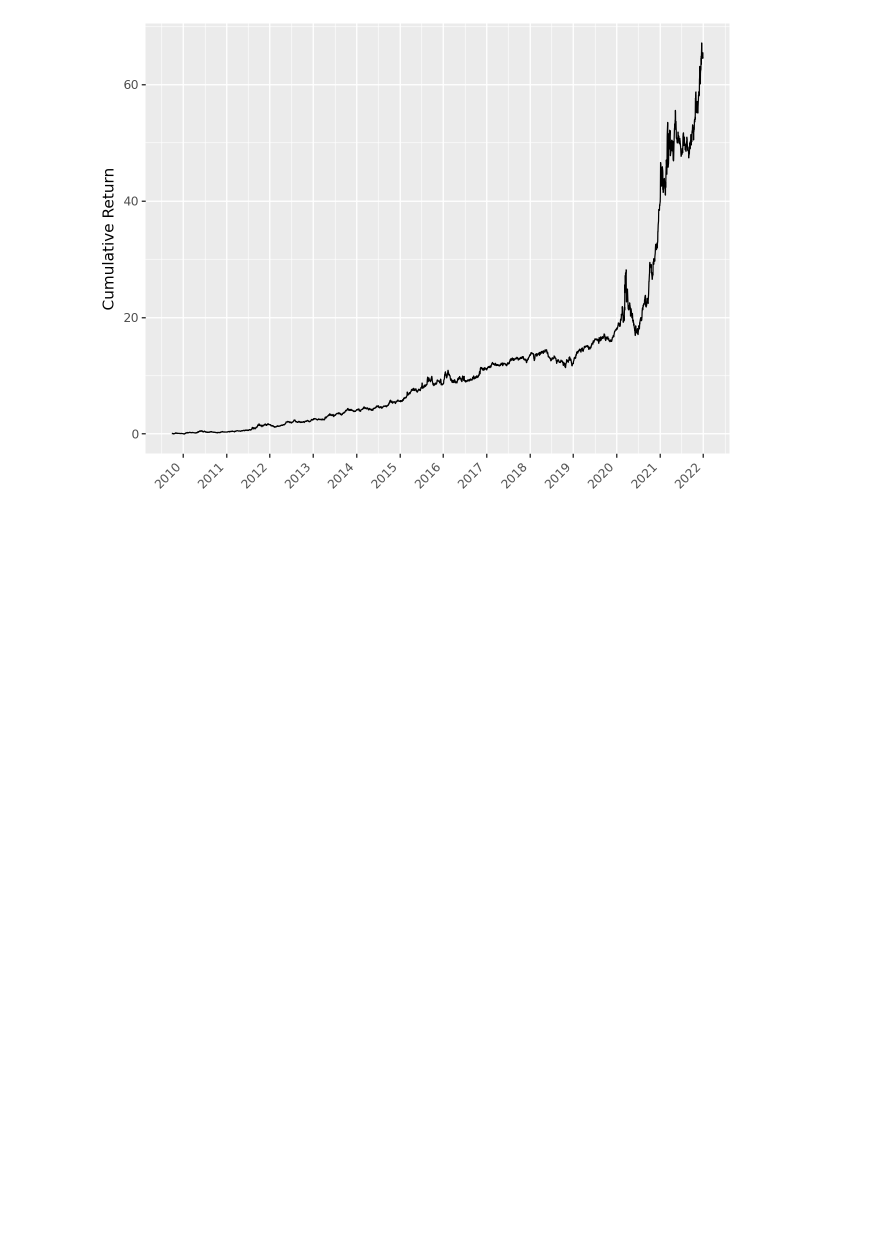
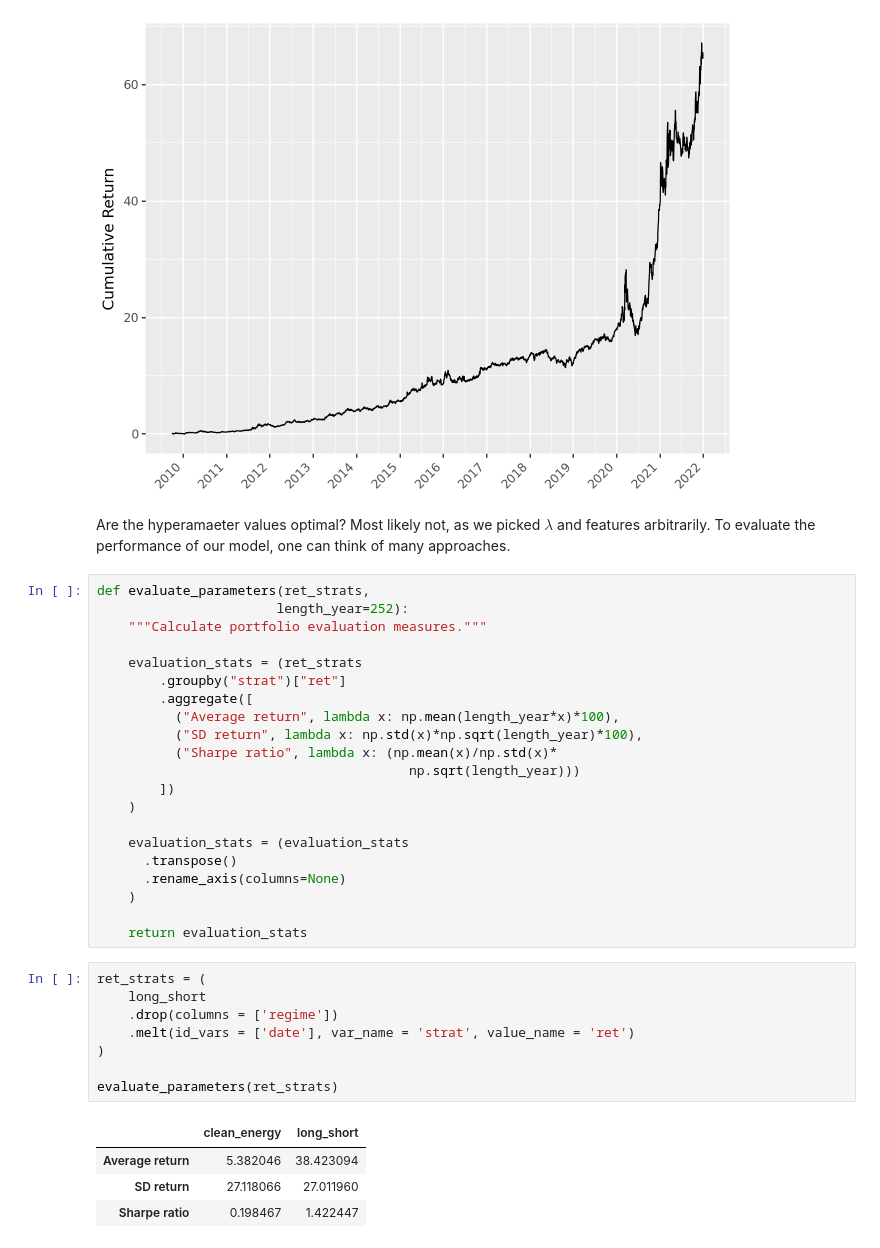
Before and after one commit to tlorans/climateriskspst, a Jupyter notebook: green_factor.ipynb, the cells around one changed output. Cells and saved outputs as stored; diff of their text form; blank space fills up the shorter version.

```diff
--- a/green_factor.ipynb
+++ b/green_factor.ipynb
@@ -419,3 +419,39 @@ p = (
 p.show()
 # %% [output]
 [figure]
+# %% [markdown]
+Are the hyperamaeter values optimal? Most likely not, as we picked $\lambda$ and features arbitrarily. To evaluate the performance of our model, one can think of many approaches.
+# %%
+def evaluate_parameters(ret_strats,
+                       length_year=252):
+    """Calculate portfolio evaluation measures."""
+
+    evaluation_stats = (ret_strats
+        .groupby("strat")["ret"]
+        .aggregate([
+          ("Average return", lambda x: np.mean(length_year*x)*100),
+          ("SD return", lambda x: np.std(x)*np.sqrt(length_year)*100),
+          ("Sharpe ratio", lambda x: (np.mean(x)/np.std(x)*
+                                        np.sqrt(length_year)))
+        ])
+    )
+
+    evaluation_stats = (evaluation_stats
+      .transpose()
+      .rename_axis(columns=None)
+    )
+
+    return evaluation_stats
+# %%
+ret_strats = (
+    long_short
+    .drop(columns = ['regime'])
+    .melt(id_vars = ['date'], var_name = 'strat', value_name = 'ret')
+)
+
+evaluate_parameters(ret_strats)
+# %% [output]
+|  | clean_energy | long_short |
+| Average return | 5.382046 | 38.423094 |
+| SD return | 27.118066 | 27.011960 |
+| Sharpe ratio | 0.198467 | 1.422447 |
```
